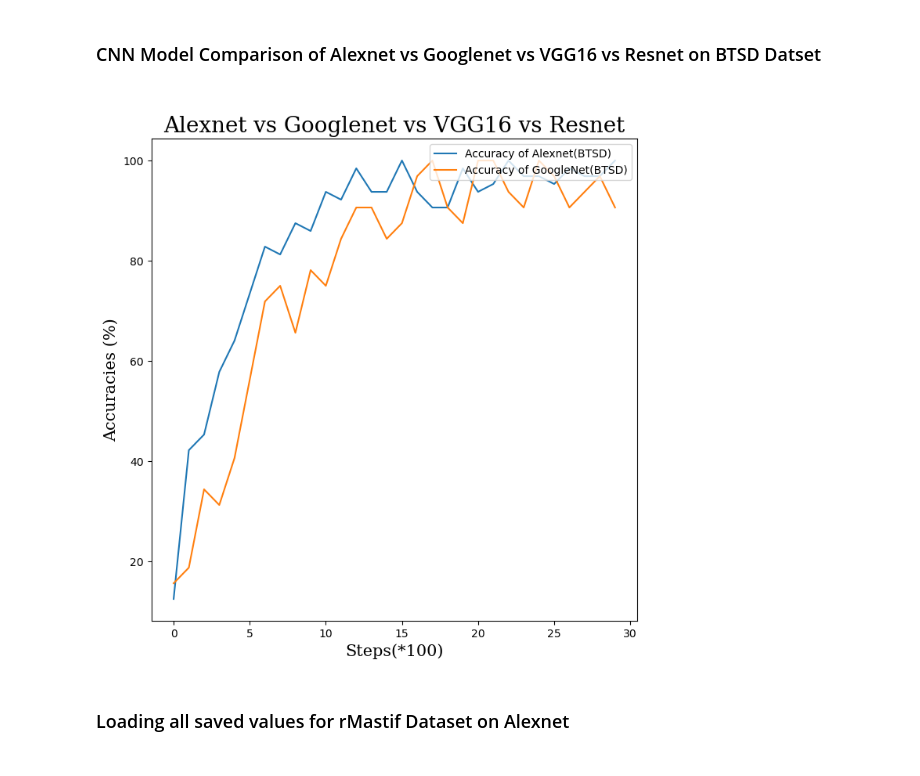
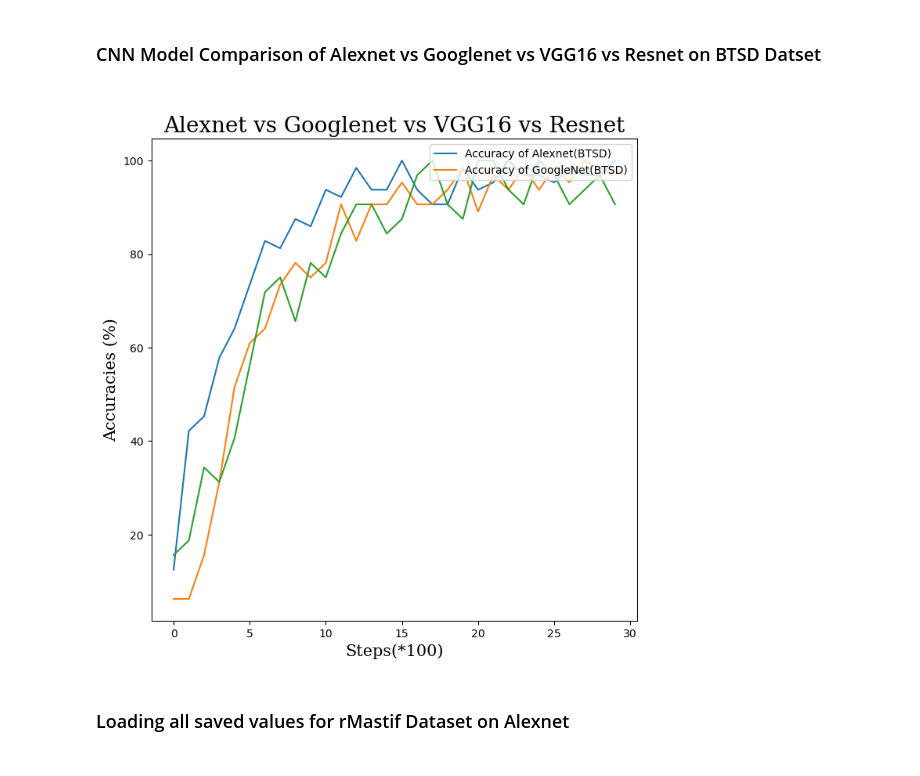
Before and after one commit to karmakarvishal/COMP6721_Group_T, a Jupyter notebook: Comparisons/comparison.ipynb, the cells around one changed output. Cells and saved outputs as stored; diff of their text form; code cells hidden in the pictures.

```diff
--- a/Comparisons/comparison.ipynb
+++ b/Comparisons/comparison.ipynb
@@ -32,27 +32,35 @@ checkpoint_GN = torch.load(PATH,map_location='cpu')
 # model = model.load_state_dict(checkpoint['model_state_dict'])
 accuracy_list_GN = checkpoint_GN['accuracy']
 loss_list_GN = checkpoint_GN['loss']
+# %%
+PATH = '/Users/vishalkarmakar/Downloads/Vgg16_BTSD.pt'
+# model = torch.hub.load('pytorch/vision:v0.10.0', 'alexnet', pretrained=False)
+# model.eval()
+checkpoint_VGG = torch.load(PATH,map_location='cpu')
+# model = model.load_state_dict(checkpoint['model_state_dict'])
+accuracy_list_VGG = checkpoint_VGG['accuracy']
+loss_list_VGG = checkpoint_VGG['loss']
 # %% [markdown]
 <h3> CNN Model Comparison of Alexnet vs Googlenet vs VGG16 vs Resnet on BTSD Datset <h3>
 # %%
 pyplot.figure(figsize=(8, 8))
 pyplot.plot(np.array(accuracy_list)) #Add list of Alexnet here
-#pyplot.plot(np.array(accuracy_list)) #Add list of vgg here
+pyplot.plot(np.array(accuracy_list_VGG)) #Add list of vgg here
 pyplot.plot(np.array(accuracy_list_GN)) #Add list of googlenet here
 #pyplot.plot(np.array(accuracy_list2)) #Add list of resnet here
 
 # Using Plt.scatter, visualize the transformed data marked with their corresponding label in 2D embedding.
 font1 = {'family':'serif','color':'black','size':20}
 font2 = {'family':'serif','color':'black','size':15}
 
 pyplot.title("Alexnet vs Googlenet vs VGG16 vs Resnet", fontdict=font1)
 pyplot.xlabel("Steps(*100)", fontdict=font2)
 pyplot.ylabel("Accuracies (%)", fontdict=font2)
 
-pyplot.legend(["Accuracy of Alexnet(BTSD)", "Accuracy of GoogleNet(BTSD)"], loc ="upper right")
+pyplot.legend(["Accuracy of Alexnet(BTSD)","Accuracy of VGG16(BTSD)", "Accuracy of GoogleNet(BTSD)"], loc ="upper right")
 pyplot.show()
 # %% [output]
-[figure, old version]
+[figure, new version]
 # %% [markdown]
 <h3> Loading all saved values for rMastif Dataset on Alexnet <h3>
 # %%
```
